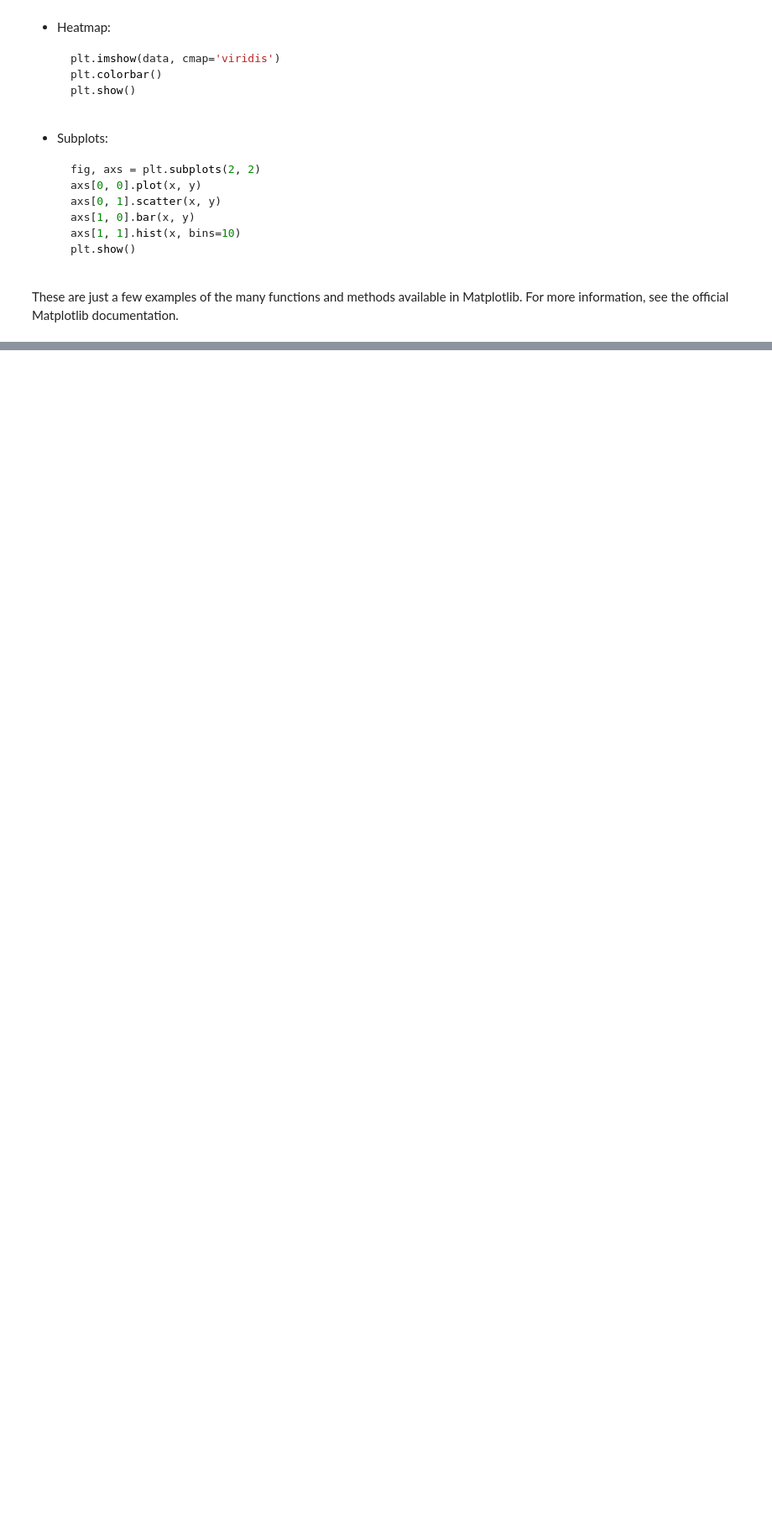
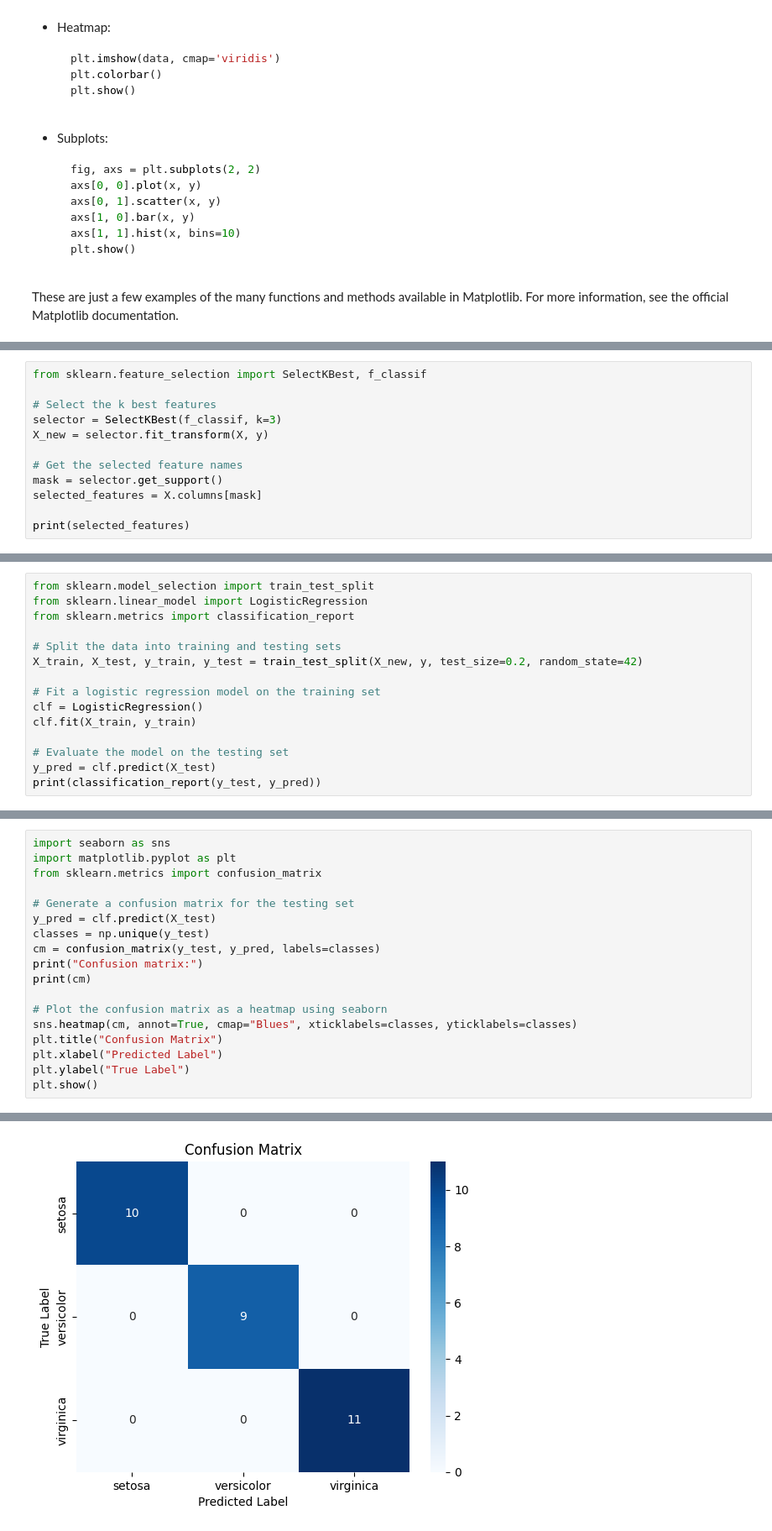
Before and after one commit to bghaendler/BJBS-AI-Lab, a Jupyter notebook: BJBS_AI_2023_Series_1_Introduction_to_Data_Science.ipynb, the cells around one changed output, grey strips where cells are left out. Shown at 84% size. Drawn from its saved outputs; the diff is of its cells as text; blank space fills up the shorter version.

```diff
--- a/BJBS_AI_2023_Series_1_Introduction_to_Data_Science.ipynb
+++ b/BJBS_AI_2023_Series_1_Introduction_to_Data_Science.ipynb
@@ -455,0 +806,12 @@ These are just a few examples of the many functions and methods available in Mat
+# %%
+from sklearn.feature_selection import SelectKBest, f_classif
+
+# Select the k best features
+selector = SelectKBest(f_classif, k=3)
+X_new = selector.fit_transform(X, y)
+
+# Get the selected feature names
+mask = selector.get_support()
+selected_features = X.columns[mask]
+
+print(selected_features)
@@ -455,0 +877,15 @@ These are just a few examples of the many functions and methods available in Mat
+# %%
+from sklearn.model_selection import train_test_split
+from sklearn.linear_model import LogisticRegression
+from sklearn.metrics import classification_report
+
+# Split the data into training and testing sets
+X_train, X_test, y_train, y_test = train_test_split(X_new, y, test_size=0.2, random_state=42)
+
+# Fit a logistic regression model on the training set
+clf = LogisticRegression()
+clf.fit(X_train, y_train)
+
+# Evaluate the model on the testing set
+y_pred = clf.predict(X_test)
+print(classification_report(y_test, y_pred))
@@ -455,0 +957,19 @@ These are just a few examples of the many functions and methods available in Mat
+# %%
+import seaborn as sns
+import matplotlib.pyplot as plt
+from sklearn.metrics import confusion_matrix
+
+# Generate a confusion matrix for the testing set
+y_pred = clf.predict(X_test)
+classes = np.unique(y_test)
+cm = confusion_matrix(y_test, y_pred, labels=classes)
+print("Confusion matrix:")
+print(cm)
+
+# Plot the confusion matrix as a heatmap using seaborn
+sns.heatmap(cm, annot=True, cmap="Blues", xticklabels=classes, yticklabels=classes)
+plt.title("Confusion Matrix")
+plt.xlabel("Predicted Label")
+plt.ylabel("True Label")
+plt.show()
+# %% [output]
@@ -455,0 +980 @@ These are just a few examples of the many functions and methods available in Mat
+[figure, added]
```
Also changed, not shown: parts of 65 cells of this notebook.
